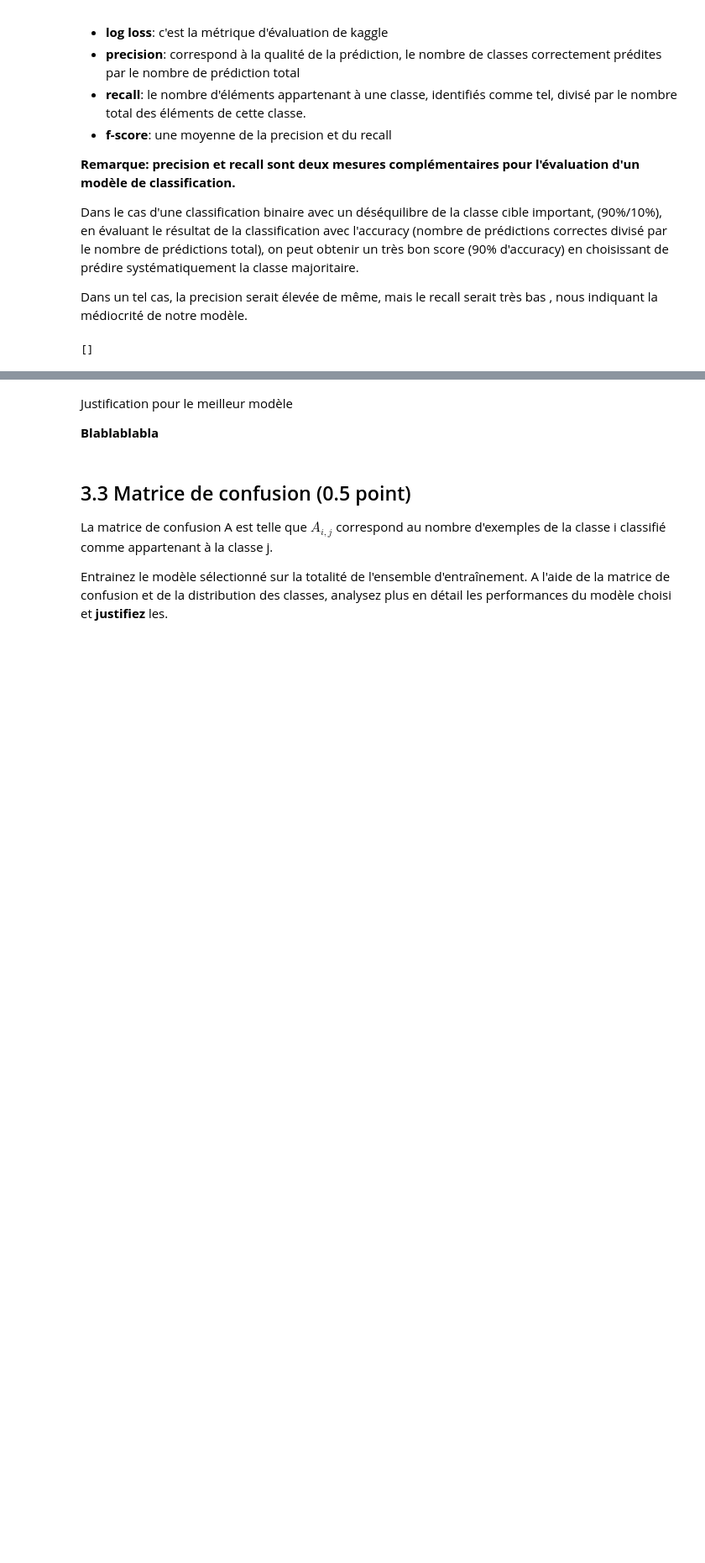
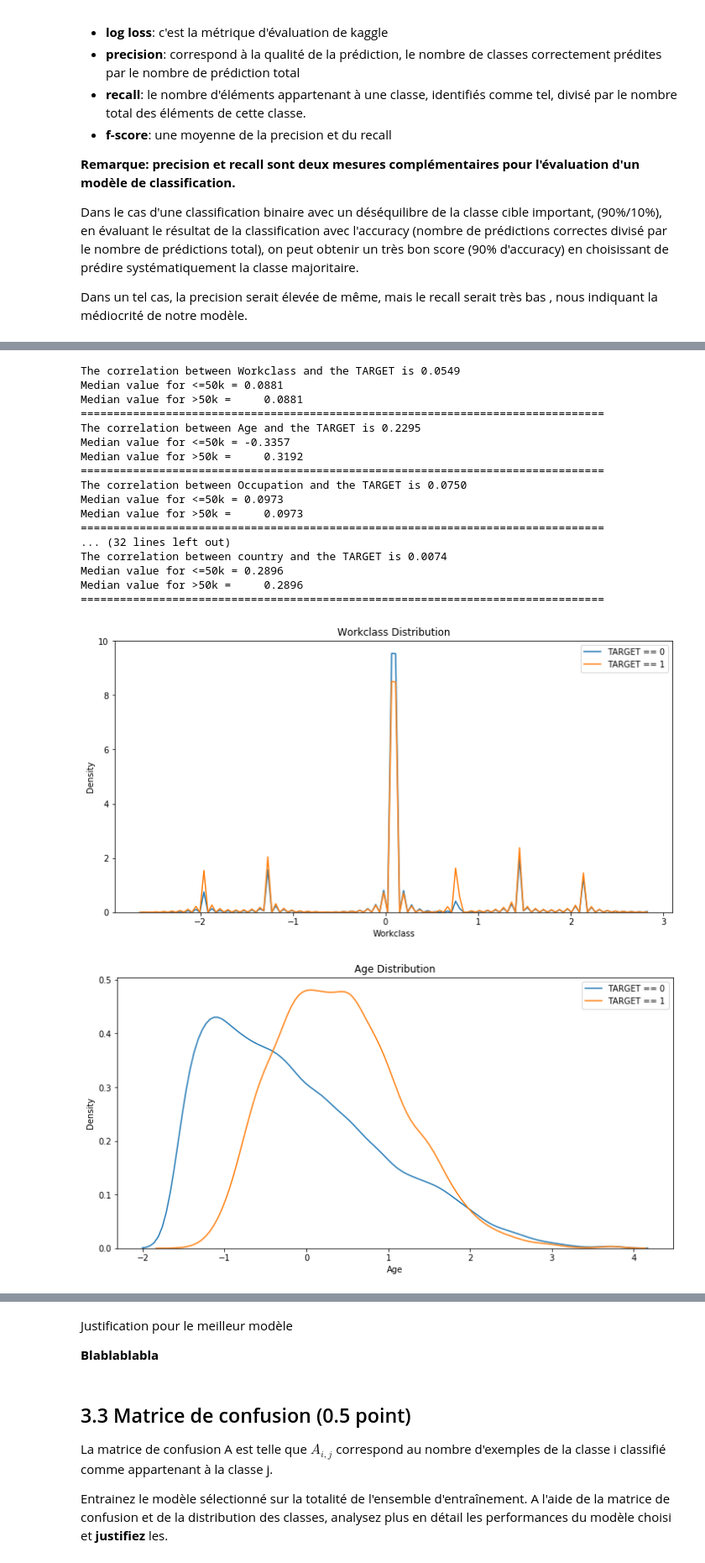
Before and after one commit to karmoka/inf8215, a Jupyter notebook: TP3/TP3_INF8215.ipynb, the cells around one changed output, grey strips where cells are left out. Shown: that part at 84% size. Drawn from its saved outputs; the diff is of its cells as text; code cells hidden in the pictures; blank space fills up the shorter version.

```diff
--- a/TP3/TP3_INF8215.ipynb
+++ b/TP3/TP3_INF8215.ipynb
@@ -773,7 +791,8 @@ X_train_preprocess.head(10)
 Encodage de la classe cible sous forme d'entiers pour l'utiliser
 avec les algorithmes de scikit-learn. Vous devez avoir 2 classes.
 # %%
-from sklearn.preprocessing import LabelEncoder
-target_label = LabelEncoder()
-y_train_label = target_label.fit_transform(X_train["Income"])
-print(target_label.classes_)
+# from sklearn.preprocessing import LabelEncoder
+# target_label = LabelEncoder()
+# y_train_label = target_label.fit_transform(X_train["Income"])
+# y_test_label = target_label.fit_transform(X_test["Income"])
+# print(target_label.classes_)
@@ -829,15 +859,39 @@ Evaluez les modèles pour les différentes métriques proposées:
 Dans le cas d'une classification binaire avec un déséquilibre de la classe cible important, (90%/10%), en évaluant le résultat de la classification avec l'accuracy (nombre de prédictions correctes divisé par le nombre de prédictions total), on peut obtenir un très bon score (90% d'accuracy) en choisissant de prédire systématiquement la classe majoritaire.
 
 Dans un tel cas, la precision serait élevée de même, mais le recall serait très bas , nous indiquant la médiocrité de notre modèle.
-# %%
-nb_run = 3
-
-models = [
-    SoftmaxClassifier(), # le modele que vous avez implémenté plus haut
-]
-
-scoring = ['neg_log_loss', 'precision_macro','recall_macro','f1_macro']
-
-compare(models,X_train_preprocess,y_train_label,nb_run, scoring)
-# %% [output]
-[]
+# %%
+import matplotlib.pyplot as plt
+import seaborn as sns
+
+def kde_target(var_name, df, target):
+    # Pris de https://www.kaggle.com/willkoehrsen/introduction-to-manual-feature-engineering
+    # Calculate the correlation coefficient between the new variable and the target
+    corr = df[target].corr(df[var_name])
+
+    # Calculate medians for repaid vs not repaid
+    avg_below = df.ix[df[target] == 0, var_name].median()
+    avg_above = df.ix[df[target] == 1, var_name].median()
+
+    plt.figure(figsize = (12, 6))
+
+    # Plot the distribution for target == 0 and target == 1
+    sns.kdeplot(df.ix[df[target] == 0, var_name], label = 'TARGET == 0')
+    sns.kdeplot(df.ix[df[target] == 1, var_name], label = 'TARGET == 1')
+
+    # label the plot
+    plt.xlabel(var_name); plt.ylabel('Density'); plt.title('%s Distribution' % var_name)
+    plt.legend();
+
+    # print out the correlation
+    print('The correlation between %s and the TARGET is %0.4f' % (var_name, corr))
+    # Print out average values
+    print('Median value for <=50k = %0.4f' % avg_below)
+    print('Median value for >50k =     %0.4f' % avg_above)
+    print("="*80)
+# %%
+X_train_prime = X_train_preprocess.copy()
+X_train_prime["Income"] = y_train_label
+for column in X_train_prime.columns:
+    if column == "Income": continue
+    kde_target(column, X_train_prime, "Income")
+# %% [output]
@@ -843,0 +915,19 @@ compare(models,X_train_preprocess,y_train_label,nb_run, scoring)
+The correlation between Workclass and the TARGET is 0.0549
+Median value for <=50k = 0.0881
+Median value for >50k =     0.0881
+================================================================================
+The correlation between Age and the TARGET is 0.2295
+Median value for <=50k = -0.3357
+Median value for >50k =     0.3192
+================================================================================
+The correlation between Occupation and the TARGET is 0.0750
+Median value for <=50k = 0.0973
+Median value for >50k =     0.0973
+================================================================================
+... (32 lines left out)
+The correlation between country and the TARGET is 0.0074
+Median value for <=50k = 0.2896
+Median value for >50k =     0.2896
+================================================================================
+[figure, added]
+[figure, added]
```
Also changed, not shown: parts of 17 cells of this notebook, 2 other files.
